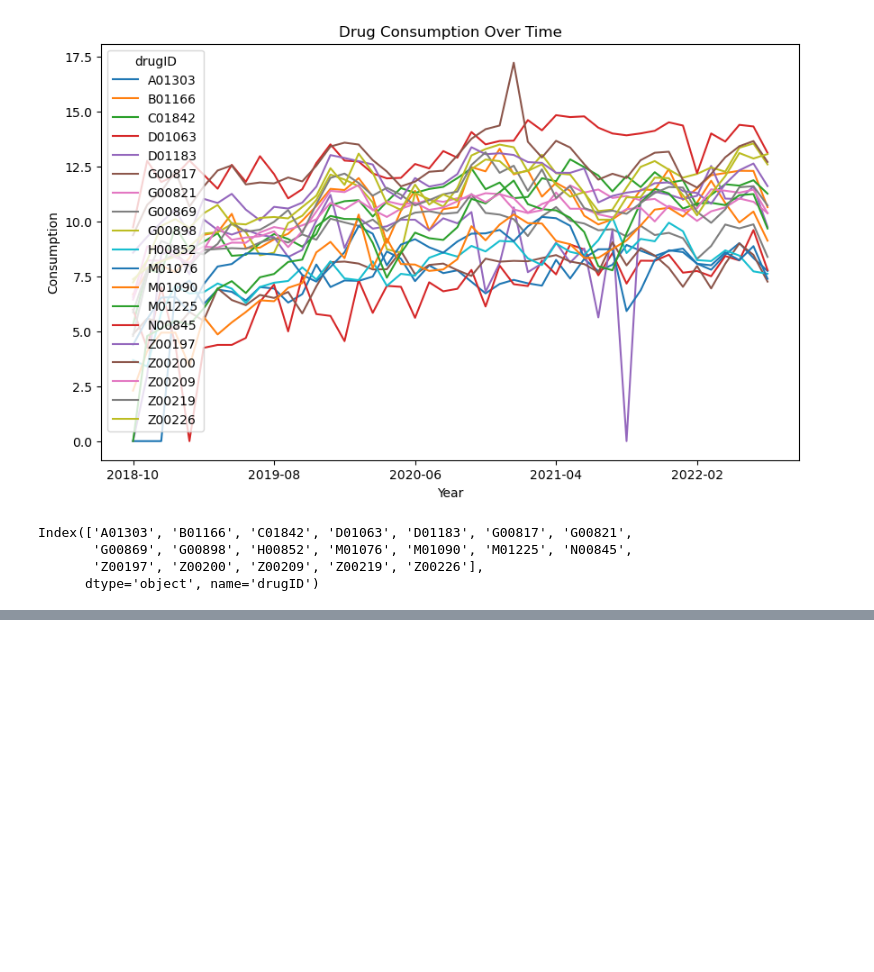
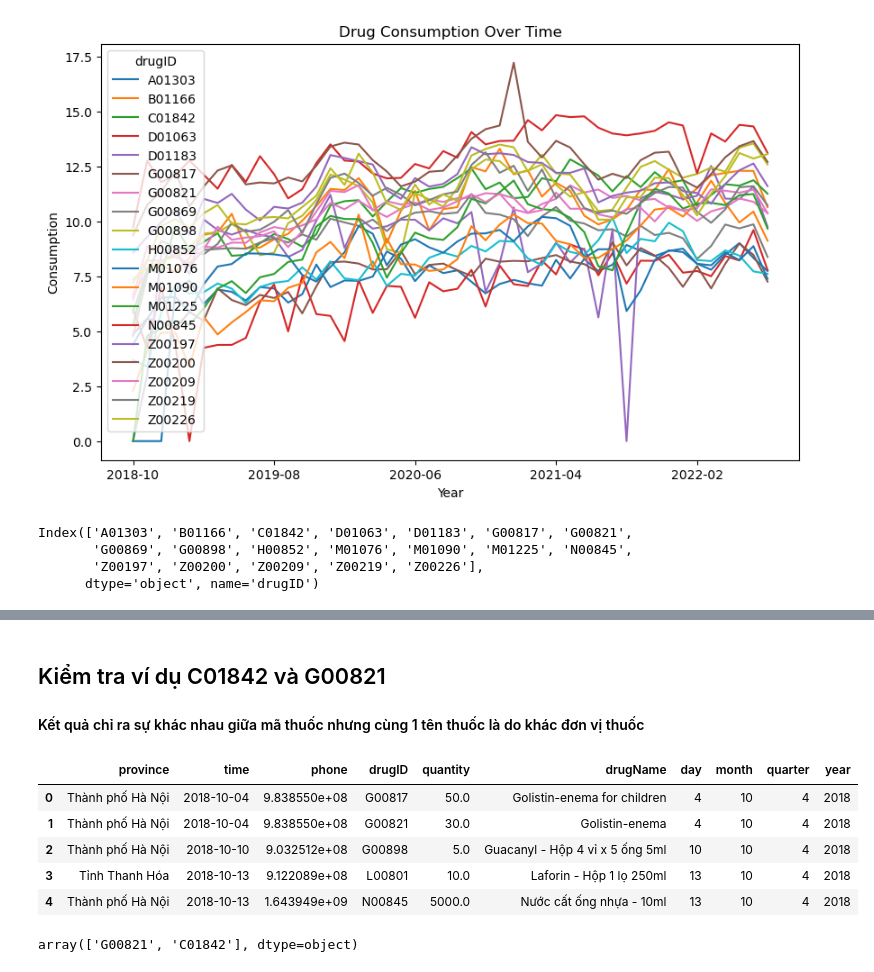
Before and after one commit to luong2391/drug-predicting-demand, a Jupyter notebook: Luong_preprocessing.ipynb, the cells around one changed output, grey strips where cells are left out. Cells and saved outputs as stored; diff of their text form; code cells hidden in the pictures; blank space fills up the shorter version.

```diff
--- a/Luong_preprocessing.ipynb
+++ b/Luong_preprocessing.ipynb
@@ -382,0 +473,12 @@ for i, drug in enumerate(data2_std.columns[1:]):
+# %% [markdown]
+## Kiểm tra ví dụ C01842 và G00821
+#### Kết quả chỉ ra sự khác nhau giữa mã thuốc nhưng cùng 1 tên thuốc là do khác đơn vị thuốc
+# %%
+df3.head()
+# %% [output]
+|  | province | time | phone | drugID | quantity | drugName | day | month | quarter | year |
+| 0 | Thành phố Hà Nội | 2018-10-04 | 9.838550e+08 | G00817 | 50.0 | Golistin-enema for children | 4 | 10 | 4 | 2018 |
+| 1 | Thành phố Hà Nội | 2018-10-04 | 9.838550e+08 | G00821 | 30.0 | Golistin-enema | 4 | 10 | 4 | 2018 |
+| 2 | Thành phố Hà Nội | 2018-10-10 | 9.032512e+08 | G00898 | 5.0 | Guacanyl - Hộp 4 vỉ x 5 ống 5ml | 10 | 10 | 4 | 2018 |
+| 3 | Tỉnh Thanh Hóa | 2018-10-13 | 9.122089e+08 | L00801 | 10.0 | Laforin - Hộp 1 lọ 250ml | 13 | 10 | 4 | 2018 |
+| 4 | Thành phố Hà Nội | 2018-10-13 | 1.643949e+09 | N00845 | 5000.0 | Nước cất ống nhựa - 10ml | 13 | 10 | 4 | 2018 |
@@ -382,0 +487,4 @@ for i, drug in enumerate(data2_std.columns[1:]):
+# %%
+df4.drugID.unique()
+# %% [output]
+array(['G00821', 'C01842'], dtype=object)
```
Also changed, not shown: parts of 15 cells of this notebook.
